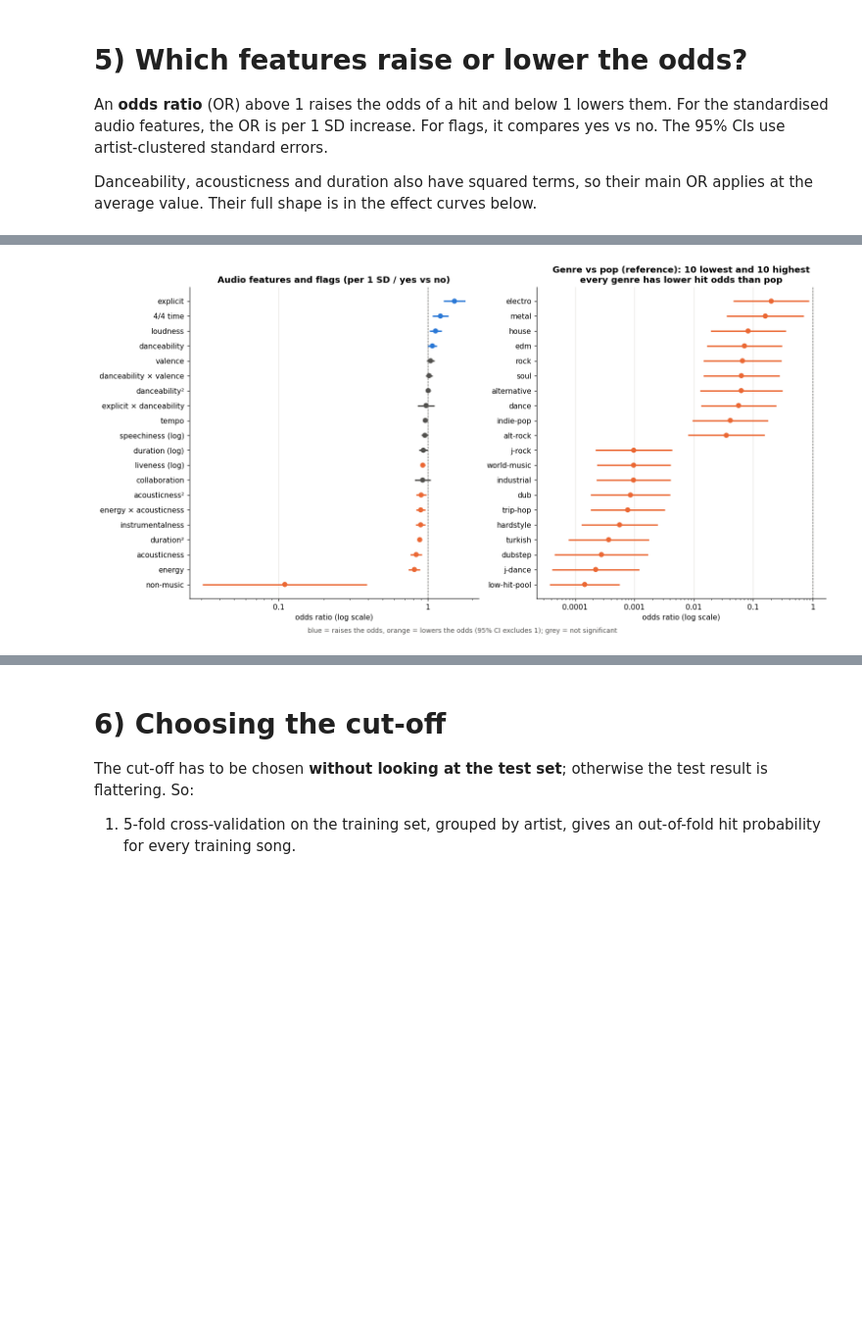
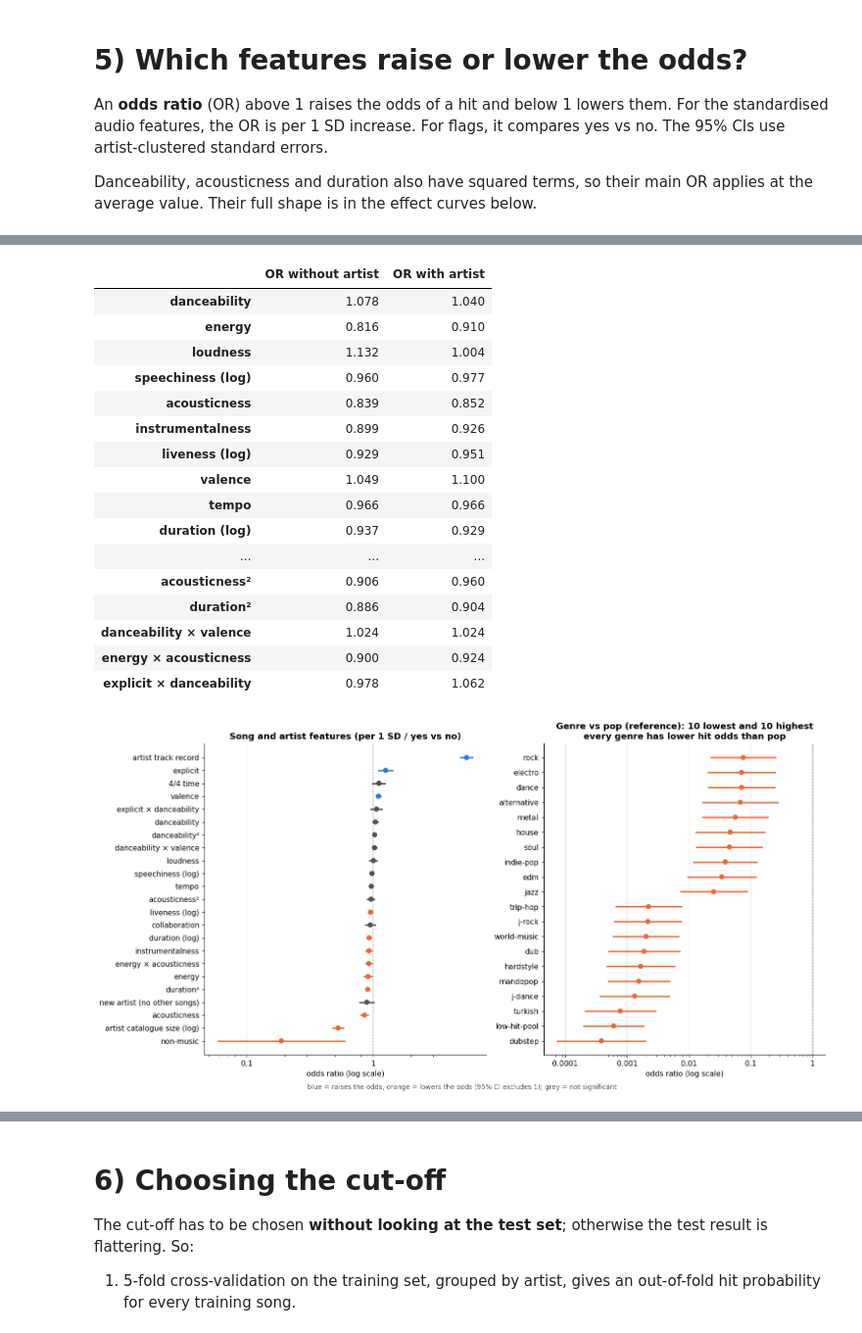
Before and after one commit to caixiaoqijessica/bt4211-final-project-spotify-dataset, a Jupyter notebook: logistic-hit.ipynb, the cells around one changed output, grey strips where cells are left out. Shown at 98% size. Saved outputs shown, nothing was run; the diff lists cells and outputs as text; code cells hidden in the pictures; blank space fills up the shorter version.

```diff
--- a/logistic-hit.ipynb
+++ b/logistic-hit.ipynb
@@ -83,6 +90,8 @@ Two changes:
 # %%
 AUDIO = ["danceability", "energy", "loudness", "log_speechiness", "acousticness",
          "instrumentalness", "log_liveness", "valence", "tempo", "log_duration"]
+ARTIST_M = 5                                       # shrinkage strength (pseudo-songs at the prior)
+SCALED = AUDIO + ["artist_pop", "artist_catalogue"]
 GENRE_W = pd.get_dummies(tracks["genres"].explode().replace({"songwriter": "singer-songwriter"})).groupby(level=0).max().astype(float)
 GENRE_W.columns = ["g_" + c.replace("-", "_") for c in GENRE_W.columns]
 GENRE_W = GENRE_W.div(GENRE_W.sum(axis=1), axis=0)   # fractional weights, indexed like `tracks`
@@ -98,8 +107,17 @@ def build_features(df, min_hits=10):
     df["is_4_4"] = df["time_signature"].eq(4).fillna(False).astype(int)
     for c in ["explicit", "collab", "non_music"]:
         df[c] = df[c].astype(int)
-    mu, sd = df.loc[tr, AUDIO].mean(), df.loc[tr, AUDIO].std()
-    for c in AUDIO:
+    # artist track record: shrunken mean popularity of the same primary artist's *other* songs (own song left out)
+    assert df.groupby("artist")["in_test_set"].nunique().max() == 1    # no artist straddles the split
+    g = df.groupby("artist")["popularity"]
+    n_other = g.transform("size") - 1
+    prior = df.loc[tr, "popularity"].mean()
+    df["artist_pop"] = (g.transform("sum") - df["popularity"] + ARTIST_M * prior) / (n_other + ARTIST_M)
+    df["artist_catalogue"] = np.log2(1 + n_other)
+    df["artist_new"] = (n_other == 0).astype(int)
+
+    mu, sd = df.loc[tr, SCALED].mean(), df.loc[tr, SCALED].std()
+    for c in SCALED:
         df["z_" + c] = (df[c] - mu[c]) / sd[c]
 
     W = GENRE_W.loc[df["track_index"]].reset_index(drop=True)
@@ -115,6 +133,8 @@ def build_features(df, min_hits=10):
 t, GENRES, POOLED = build_features(t)
 print(f"{len(AUDIO)} audio features, {len(GENRES)} genre terms (reference: pop)")
 print(f"{len(POOLED)} genres pooled into g_low_hit_pool: {', '.join(g[2:] for g in POOLED)}")
+print(f"songs whose artist has no other song (artist_new): {t['artist_new'].mean():.1%}")
+display(t.groupby("artist_new")[["artist_pop", "popularity", "hit"]].mean().rename(index={0: "returning artist", 1: "new artist"}).round(3))
 # %% [output]
 10 audio features, 75 genre terms (reference: pop)
 38 genres pooled into g_low_hit_pool: afrobeat, black_metal, bluegrass, brazil, breakbeat, cantopop, chicago_house, club, comedy, death_metal, detroit_techno, drum_and_bass, forro, gospel, goth, grind ...
@@ -128,11 +153,14 @@ BASE = " + ".join("z_" + c for c in AUDIO) + " + explicit + collab + is_4_4 + no
 SQ = " + I(z_danceability**2) + I(z_acousticness**2) + I(z_log_duration**2)"
 INTER = " + z_danceability:z_valence + z_energy:z_acousticness + explicit:z_danceability"
 GENRE = " + " + " + ".join(GENRES)
+ARTIST = " + z_artist_pop + z_artist_catalogue + artist_new"
 FORMULAS = {
     "1. audio + flags": "hit ~ " + BASE,
     "2. + squares + interactions": "hit ~ " + BASE + SQ + INTER,
     "genre only": "hit ~ " + " + ".join(GENRES),
-    "3. + genre (final)": "hit ~ " + BASE + SQ + INTER + GENRE,
+    "artist only": "hit ~ " + ARTIST[3:],
+    "3. + genre": "hit ~ " + BASE + SQ + INTER + GENRE,
+    "4. + artist (final)": "hit ~ " + BASE + SQ + INTER + GENRE + ARTIST,
 }
 train, test = t[~t["in_test_set"]], t[t["in_test_set"]]
 
@@ -162,7 +190,7 @@ rows.append({"model": "no model (hit rate)", "test_avg_precision": test["hit"].m
              "test_Brier": brier_score_loss(test["hit"], np.full(len(test), train["hit"].mean()))})
 model_tbl = pd.DataFrame(rows).set_index("model")
 display(model_tbl.round(4))
-final = fits["3. + genre (final)"]
+final = fits["4. + artist (final)"]
 # %% [output]
 |  | params | train_pseudo_R2 | test_AUC | test_avg_precision | test_Brier | test_log_loss |
 | model |  |  |  |  |  |  |
@@ -190,9 +239,17 @@ LABELS = {"z_danceability": "danceability", "z_energy": "energy", "z_loudness":
           "is_4_4": "4/4 time", "non_music": "non-music",
           "I(z_danceability ** 2)": "danceability²", "I(z_acousticness ** 2)": "acousticness²",
           "I(z_log_duration ** 2)": "duration²", "z_danceability:z_valence": "danceability × valence",
-          "z_energy:z_acousticness": "energy × acousticness", "explicit:z_danceability": "explicit × danceability"}
+          "z_energy:z_acousticness": "energy × acousticness", "explicit:z_danceability": "explicit × danceability",
+          "z_artist_pop": "artist track record", "z_artist_catalogue": "artist catalogue size (log)",
+          "artist_new": "new artist (no other songs)"}
 feat = odds.loc[list(LABELS)].assign(label=lambda d: d.index.map(LABELS)).sort_values("odds_ratio")
 display(feat.set_index("label")[["odds_ratio", "ci_low", "ci_high", "p"]].round(3))
+
+# how much of each song-level effect was really the artist? compare odds ratios before and after adding the artist block
+prev = fits["3. + genre"]
+shift = pd.DataFrame({"OR without artist": np.exp(prev.params), "OR with artist": np.exp(final.params)}).loc[
+    [k for k in LABELS if k in prev.params]].rename(index=LABELS)
+display(shift.round(3))
 
 def forest(ax, d, title):
     y = np.arange(len(d))
@@ -208,7 +265,7 @@ def forest(ax, d, title):
 genre_or = odds.loc[GENRES].assign(label=lambda d: d.index.str[2:].str.replace("_", "-"))
 genre_show = pd.concat([genre_or.nsmallest(10, "odds_ratio"), genre_or.nlargest(10, "odds_ratio")]).sort_values("odds_ratio")
 fig, axes = plt.subplots(1, 2, figsize=(14, 7))
-forest(axes[0], feat, "Audio features and flags (per 1 SD / yes vs no)")
+forest(axes[0], feat, "Song and artist features (per 1 SD / yes vs no)")
 forest(axes[1], genre_show, "Genre vs pop (reference): 10 lowest and 10 highest\nevery genre has lower hit odds than pop")
 fig.text(0.5, -0.01, "blue = raises the odds, orange = lowers the odds (95% CI excludes 1); grey = not significant",
          ha="center", color=MUTED, fontsize=9)
@@ -235,3 +292,20 @@ fig.tight_layout(); plt.savefig("figures/logit_02_odds_ratios.png", dpi=150, bbo
+|  | OR without artist | OR with artist |
+| danceability | 1.078 | 1.040 |
+| energy | 0.816 | 0.910 |
+| loudness | 1.132 | 1.004 |
+| speechiness (log) | 0.960 | 0.977 |
+| acousticness | 0.839 | 0.852 |
+| instrumentalness | 0.899 | 0.926 |
+| liveness (log) | 0.929 | 0.951 |
+| valence | 1.049 | 1.100 |
+| tempo | 0.966 | 0.966 |
+| duration (log) | 0.937 | 0.929 |
+| ... | ... | ... |
+| acousticness² | 0.906 | 0.960 |
+| duration² | 0.886 | 0.904 |
+| danceability × valence | 1.024 | 1.024 |
+| energy × acousticness | 0.900 | 0.924 |
+| explicit × danceability | 0.978 | 1.062 |
-[figure, old version]
+[figure, new version]
 # %%
 # effect curves: average predicted hit probability as one feature moves across its range, all else as observed
```
Also changed, not shown: parts of 14 cells of this notebook, 6 other files.
